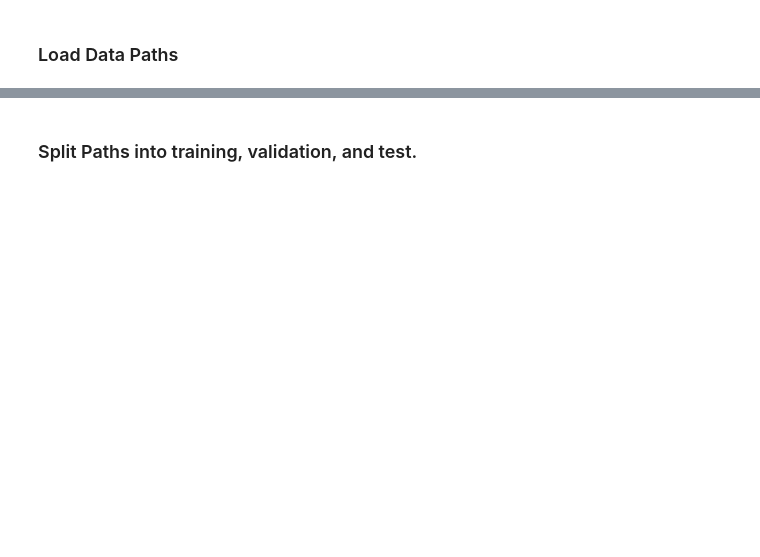
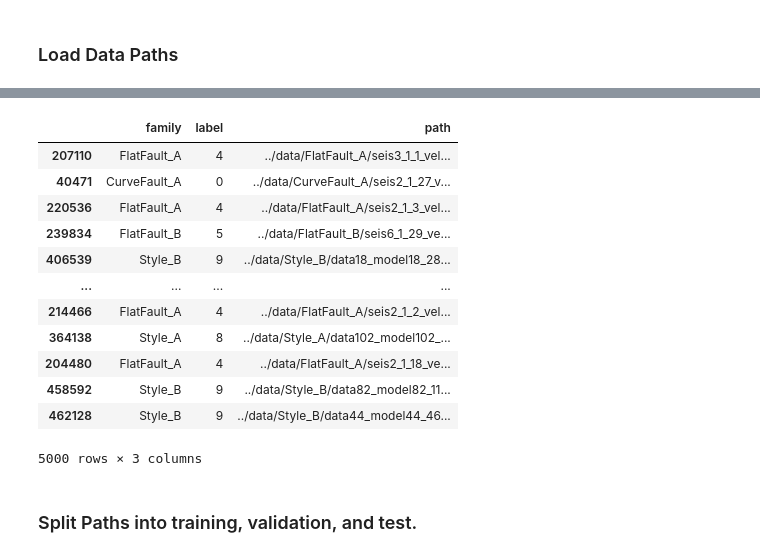
Before and after one commit to S-Shitajima/geophysical_waveform_inversion, a Jupyter notebook: notebooks/3_train_multitask_using_AB_v2.ipynb, the cells around one changed output, grey strips where cells are left out. Drawn from its saved outputs; the diff is of its cells as text; code cells hidden in the pictures; blank space fills up the shorter version.

```diff
--- a/notebooks/3_train_multitask_using_AB_v2.ipynb
+++ b/notebooks/3_train_multitask_using_AB_v2.ipynb
@@ -189,20 +242,20 @@ output_dir = Path(f"../output/multitask_using_AB_v2_{now_time.date()}-{now_time.
 
 config = CFG(
     output_dir=output_dir,
-    # model_name="convnext_base",
-    model_name="focalnet_base_lrf",
+    # model_name="convnextv2_base",
+    model_name="focalnet_tiny_lrf",
     pretrained=True,
-    debag=False,
+    debag=True,
     train_ratio=0.8,
     seed=42,
-    height=288,
-    width=288,
+    height=1152,
+    width=72,
     batch_size=32,
-    epochs=10,
+    epochs=5,
     learning_rate=4e-04,
-    patience=5,
+    patience=10,
     accumulation_steps=4,
-    do_transform=False,
+    do_transform=True,
 )
 config.seed_everything()
 
@@ -222,25 +295,39 @@ print([p.stem for p in dir_path.glob("*")])
 # %%
 families = {
     "CurveFault_A": 0,
     "CurveFault_B": 1,
     "CurveVel_A": 2,
     "CurveVel_B": 3,
     "FlatFault_A": 4,
     "FlatFault_B": 5,
     "FlatVel_A": 6,
     "FlatVel_B": 7,
     "Style_A": 8,
     "Style_B": 9,
 }
 
 paths = []
 for family, label in families.items():
     for i, p in enumerate(dir_path.joinpath(family).glob("*.npz")):
         paths.append((family, label, p))
 paths = pd.DataFrame(paths, columns=["family", "label", "path"])
 if config.debag:
-    paths = paths.sample(n=50_000, replace=False)
+    paths = paths.sample(n=5_000, replace=False)
 display(paths)
+# %% [output]
+|  | family | label | path |
+| 207110 | FlatFault_A | 4 | ../data/FlatFault_A/seis3_1_1_vel... |
+| 40471 | CurveFault_A | 0 | ../data/CurveFault_A/seis2_1_27_v... |
+| 220536 | FlatFault_A | 4 | ../data/FlatFault_A/seis2_1_3_vel... |
+| 239834 | FlatFault_B | 5 | ../data/FlatFault_B/seis6_1_29_ve... |
+| 406539 | Style_B | 9 | ../data/Style_B/data18_model18_28... |
+| ... | ... | ... | ... |
+| 214466 | FlatFault_A | 4 | ../data/FlatFault_A/seis2_1_2_vel... |
+| 364138 | Style_A | 8 | ../data/Style_A/data102_model102_... |
+| 204480 | FlatFault_A | 4 | ../data/FlatFault_A/seis2_1_18_ve... |
+| 458592 | Style_B | 9 | ../data/Style_B/data82_model82_11... |
+| 462128 | Style_B | 9 | ../data/Style_B/data44_model44_46... |
+5000 rows × 3 columns
 # %% [markdown]
 ### Split Paths into training, validation, and test.
 # %%
```
Also changed, not shown: parts of 15 cells of this notebook, 7 other files.
